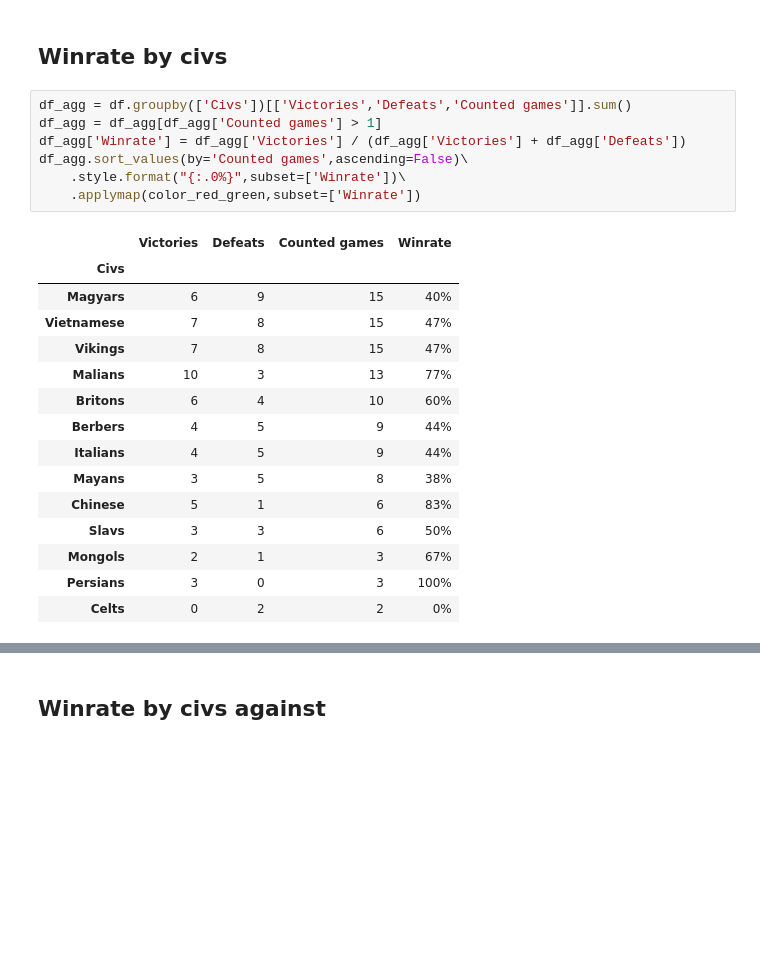
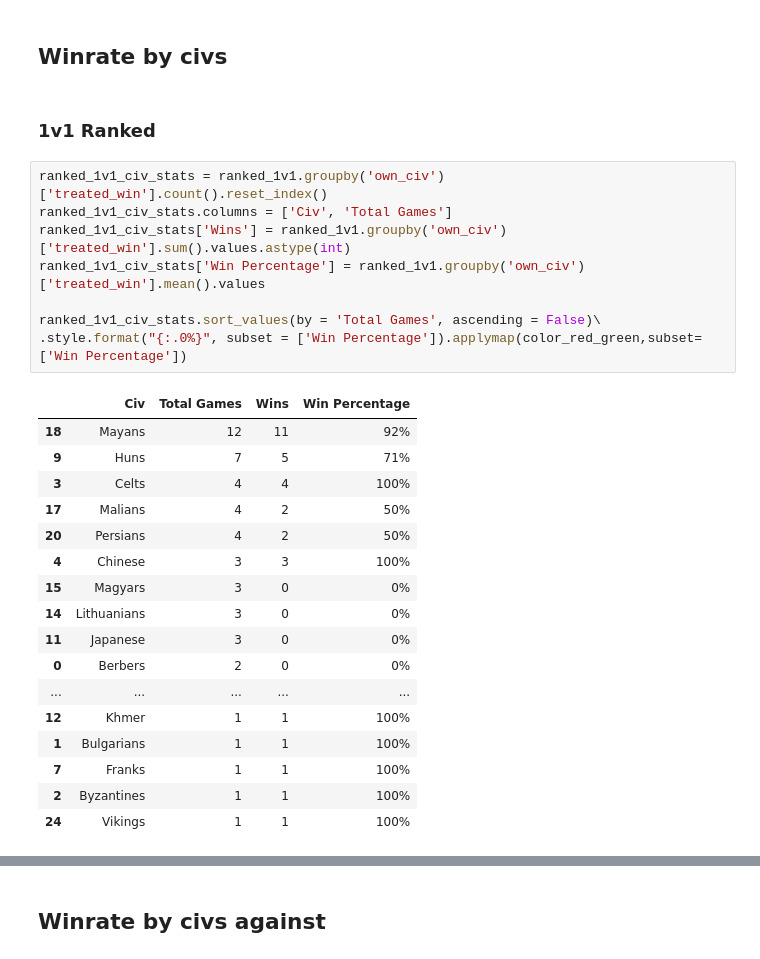
Before and after one commit to NaFreitaz/Aoe2-stats, a Jupyter notebook: Age of Empires 2 player stats.ipynb, the cells around one changed output, grey strips where cells are left out. Saved outputs shown, nothing was run; the diff lists cells and outputs as text; blank space fills up the shorter version.

```diff
--- a/Age of Empires 2 player stats.ipynb
+++ b/Age of Empires 2 player stats.ipynb
@@ -74,25 +197,30 @@ def color_red_green(val):
 # %% [markdown]
 ## Winrate by civs
-# %%
-df_agg = df.groupby(['Civs'])[['Victories','Defeats','Counted games']].sum()
-df_agg = df_agg[df_agg['Counted games'] > 1]
-df_agg['Winrate'] = df_agg['Victories'] / (df_agg['Victories'] + df_agg['Defeats'])
-df_agg.sort_values(by='Counted games',ascending=False)\
-    .style.format("{:.0%}",subset=['Winrate'])\
-    .applymap(color_red_green,subset=['Winrate'])
-# %% [output]
-|  | Victories | Defeats | Counted games | Winrate |
-| Civs |  |  |  |  |
-| Magyars | 6 | 9 | 15 | 40% |
-| Vietnamese | 7 | 8 | 15 | 47% |
-| Vikings | 7 | 8 | 15 | 47% |
-| Malians | 10 | 3 | 13 | 77% |
-| Britons | 6 | 4 | 10 | 60% |
-| Berbers | 4 | 5 | 9 | 44% |
-| Italians | 4 | 5 | 9 | 44% |
-| Mayans | 3 | 5 | 8 | 38% |
-| Chinese | 5 | 1 | 6 | 83% |
-| Slavs | 3 | 3 | 6 | 50% |
-| Mongols | 2 | 1 | 3 | 67% |
-| Persians | 3 | 0 | 3 | 100% |
-| Celts | 0 | 2 | 2 | 0% |
+# %% [markdown]
+### 1v1 Ranked
+# %%
+ranked_1v1_civ_stats = ranked_1v1.groupby('own_civ')['treated_win'].count().reset_index()
+ranked_1v1_civ_stats.columns = ['Civ', 'Total Games']
+ranked_1v1_civ_stats['Wins'] = ranked_1v1.groupby('own_civ')['treated_win'].sum().values.astype(int)
+ranked_1v1_civ_stats['Win Percentage'] = ranked_1v1.groupby('own_civ')['treated_win'].mean().values
+
+ranked_1v1_civ_stats.sort_values(by = 'Total Games', ascending = False)\
+.style.format("{:.0%}", subset = ['Win Percentage']).applymap(color_red_green,subset=['Win Percentage'])
+# %% [output]
+|  | Civ | Total Games | Wins | Win Percentage |
+| 18 | Mayans | 12 | 11 | 92% |
+| 9 | Huns | 7 | 5 | 71% |
+| 3 | Celts | 4 | 4 | 100% |
+| 17 | Malians | 4 | 2 | 50% |
+| 20 | Persians | 4 | 2 | 50% |
+| 4 | Chinese | 3 | 3 | 100% |
+| 15 | Magyars | 3 | 0 | 0% |
+| 14 | Lithuanians | 3 | 0 | 0% |
+| 11 | Japanese | 3 | 0 | 0% |
+| 0 | Berbers | 2 | 0 | 0% |
+| ... | ... | ... | ... | ... |
+| 12 | Khmer | 1 | 1 | 100% |
+| 1 | Bulgarians | 1 | 1 | 100% |
+| 7 | Franks | 1 | 1 | 100% |
+| 2 | Byzantines | 1 | 1 | 100% |
+| 24 | Vikings | 1 | 1 | 100% |
```
Also changed, not shown: parts of 38 cells of this notebook.
